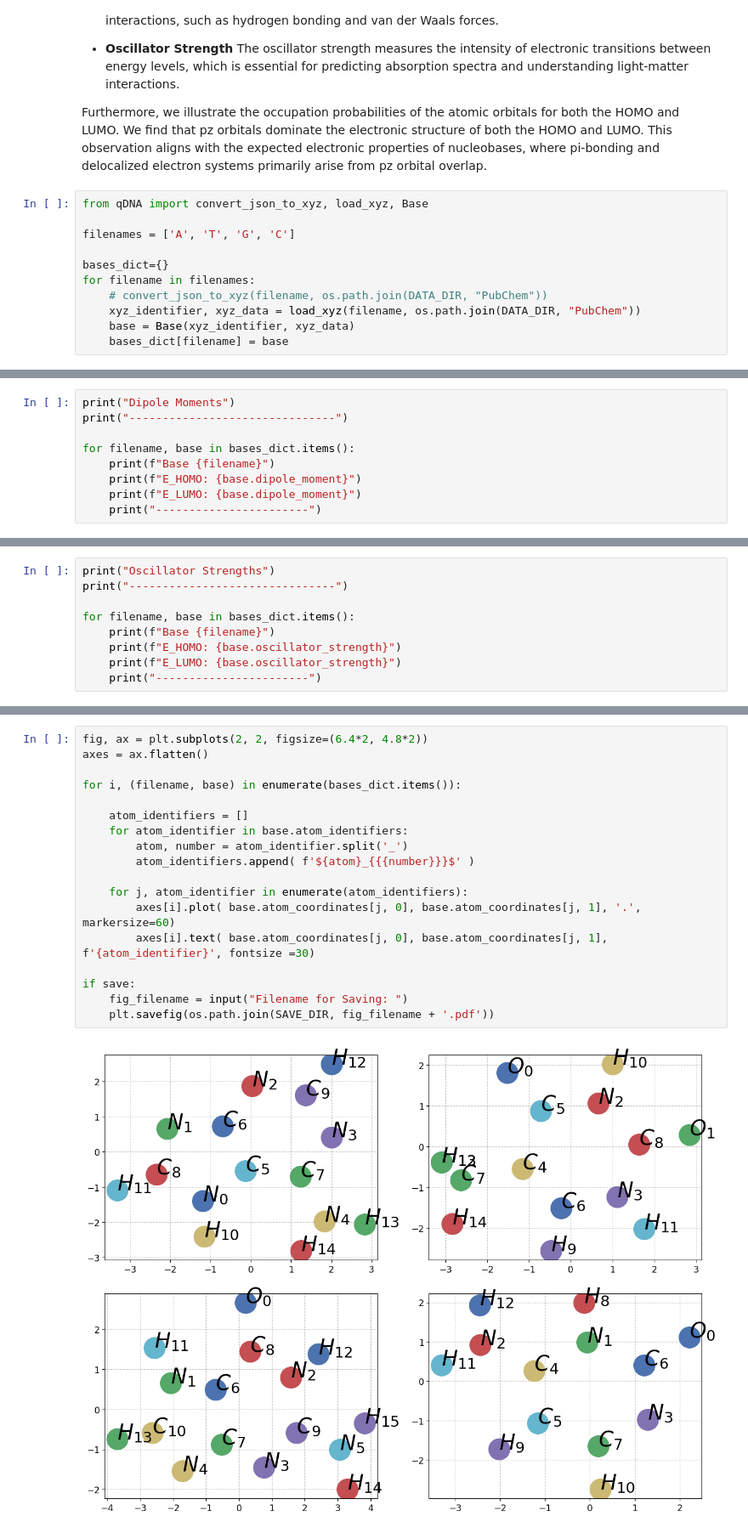
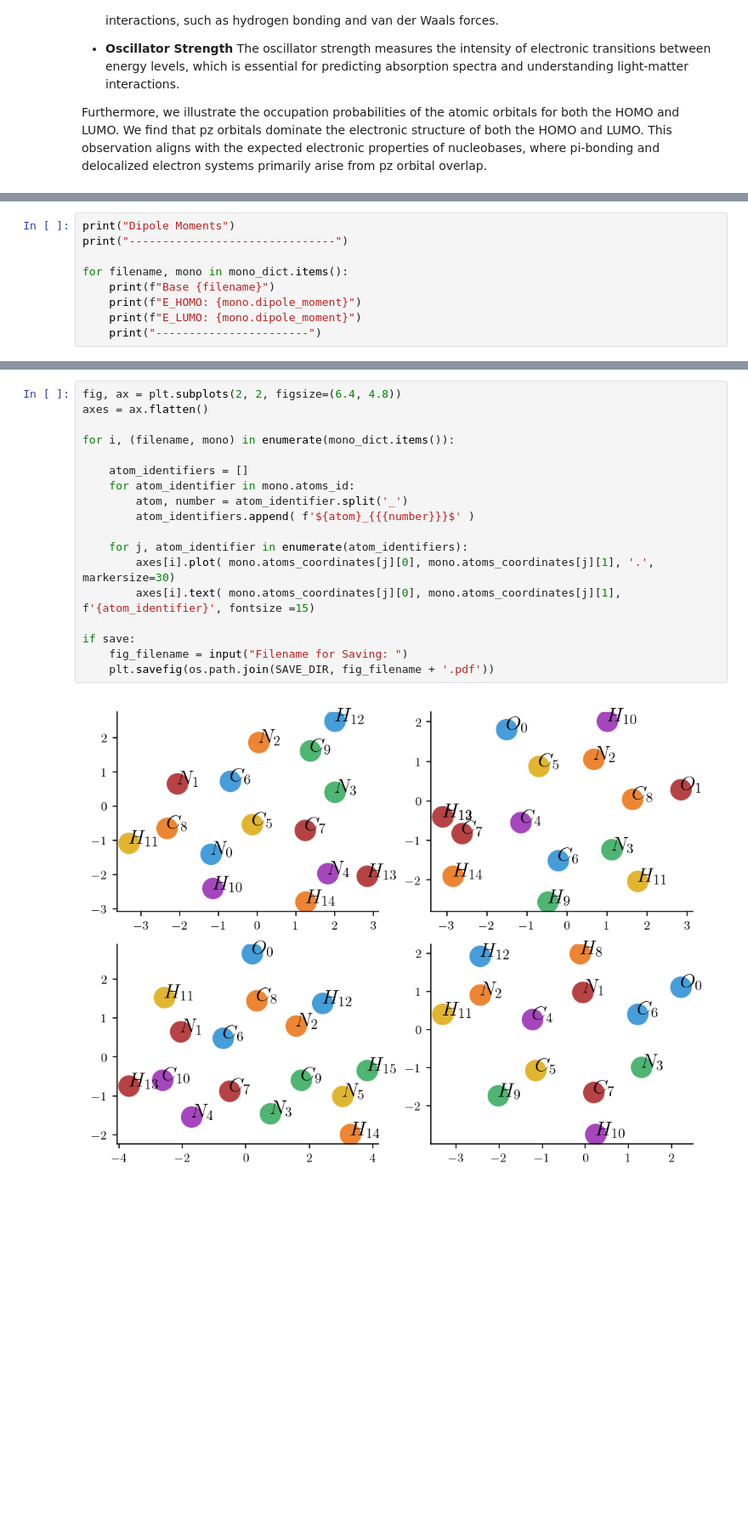
Before and after one commit to dehe1011/QuantumDNA, a Jupyter notebook: docs/guide/tutorials/1_Tight_Binding_Parameters.ipynb, the cells around one changed output, grey strips where cells are left out. Shown at 85% size. Saved outputs shown, nothing was run; the diff lists cells and outputs as text; blank space fills up the shorter version.

```diff
--- a/docs/guide/tutorials/1_Tight_Binding_Parameters.ipynb
+++ b/docs/guide/tutorials/1_Tight_Binding_Parameters.ipynb
@@ -250,15 +200,4 @@ The dipole moment quantifies the separation of positive and negative charges wit
 The oscillator strength measures the intensity of electronic transitions between energy levels, which is essential for predicting absorption spectra and understanding light-matter interactions.
 
 Furthermore, we illustrate the occupation probabilities of the atomic orbitals for both the HOMO and LUMO. We find that pz orbitals dominate the electronic structure of both the HOMO and LUMO. This observation aligns with the expected electronic properties of nucleobases, where pi-bonding and delocalized electron systems primarily arise from pz orbital overlap.
-# %%
-from qDNA import convert_json_to_xyz, load_xyz, Base
-
-filenames = ['A', 'T', 'G', 'C']
-
-bases_dict={}
-for filename in filenames:
-    # convert_json_to_xyz(filename, os.path.join(DATA_DIR, "PubChem"))
-    xyz_identifier, xyz_data = load_xyz(filename, os.path.join(DATA_DIR, "PubChem"))
-    base = Base(xyz_identifier, xyz_data)
-    bases_dict[filename] = base
 # %%
@@ -293,10 +226,10 @@ E_LUMO: -4.324600853805935
 print("Dipole Moments")
 print("-------------------------------")
 
-for filename, base in bases_dict.items():
+for filename, mono in mono_dict.items():
     print(f"Base {filename}")
-    print(f"E_HOMO: {base.dipole_moment}")
-    print(f"E_LUMO: {base.dipole_moment}")
+    print(f"E_HOMO: {mono.dipole_moment}")
+    print(f"E_LUMO: {mono.dipole_moment}")
     print("-----------------------")
 # %% [output]
 Dipole Moments
@@ -319,10 +252 @@ E_LUMO: 1.4163068684545128e-19
 -----------------------
-# %%
-print("Oscillator Strengths")
-print("-------------------------------")
-
-for filename, base in bases_dict.items():
-    print(f"Base {filename}")
-    print(f"E_HOMO: {base.oscillator_strength}")
-    print(f"E_LUMO: {base.oscillator_strength}")
-    print("-----------------------")
@@ -348,21 +253,21 @@ E_LUMO: 0.28980810108720023
 # %%
-fig, ax = plt.subplots(2, 2, figsize=(6.4*2, 4.8*2))
+fig, ax = plt.subplots(2, 2, figsize=(6.4, 4.8))
 axes = ax.flatten()
 
-for i, (filename, base) in enumerate(bases_dict.items()):
+for i, (filename, mono) in enumerate(mono_dict.items()):
 
     atom_identifiers = []
-    for atom_identifier in base.atom_identifiers:
+    for atom_identifier in mono.atoms_id:
         atom, number = atom_identifier.split('_')
         atom_identifiers.append( f'${atom}_{{{number}}}$' )
 
     for j, atom_identifier in enumerate(atom_identifiers):
-        axes[i].plot( base.atom_coordinates[j, 0], base.atom_coordinates[j, 1], '.', markersize=60)
-        axes[i].text( base.atom_coordinates[j, 0], base.atom_coordinates[j, 1], f'{atom_identifier}', fontsize =30)
+        axes[i].plot( mono.atoms_coordinates[j][0], mono.atoms_coordinates[j][1], '.', markersize=30)
+        axes[i].text( mono.atoms_coordinates[j][0], mono.atoms_coordinates[j][1], f'{atom_identifier}', fontsize =15)
 
 if save:
     fig_filename = input("Filename for Saving: ")
     plt.savefig(os.path.join(SAVE_DIR, fig_filename + '.pdf'))
 # %% [output]
-[figure, old version]
+[figure, new version]
 # %%
```
Also changed, not shown: parts of 15 cells of this notebook, 50 other files.
